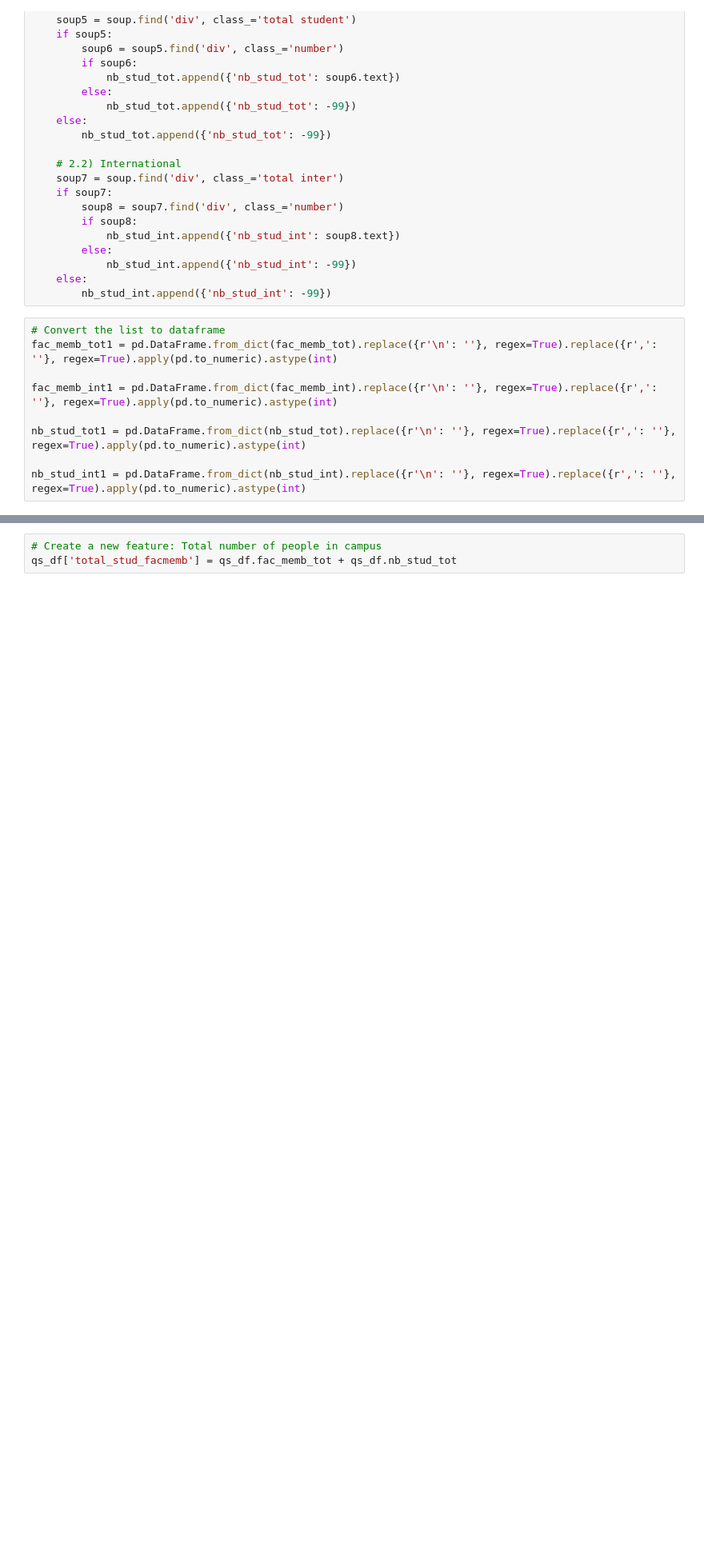
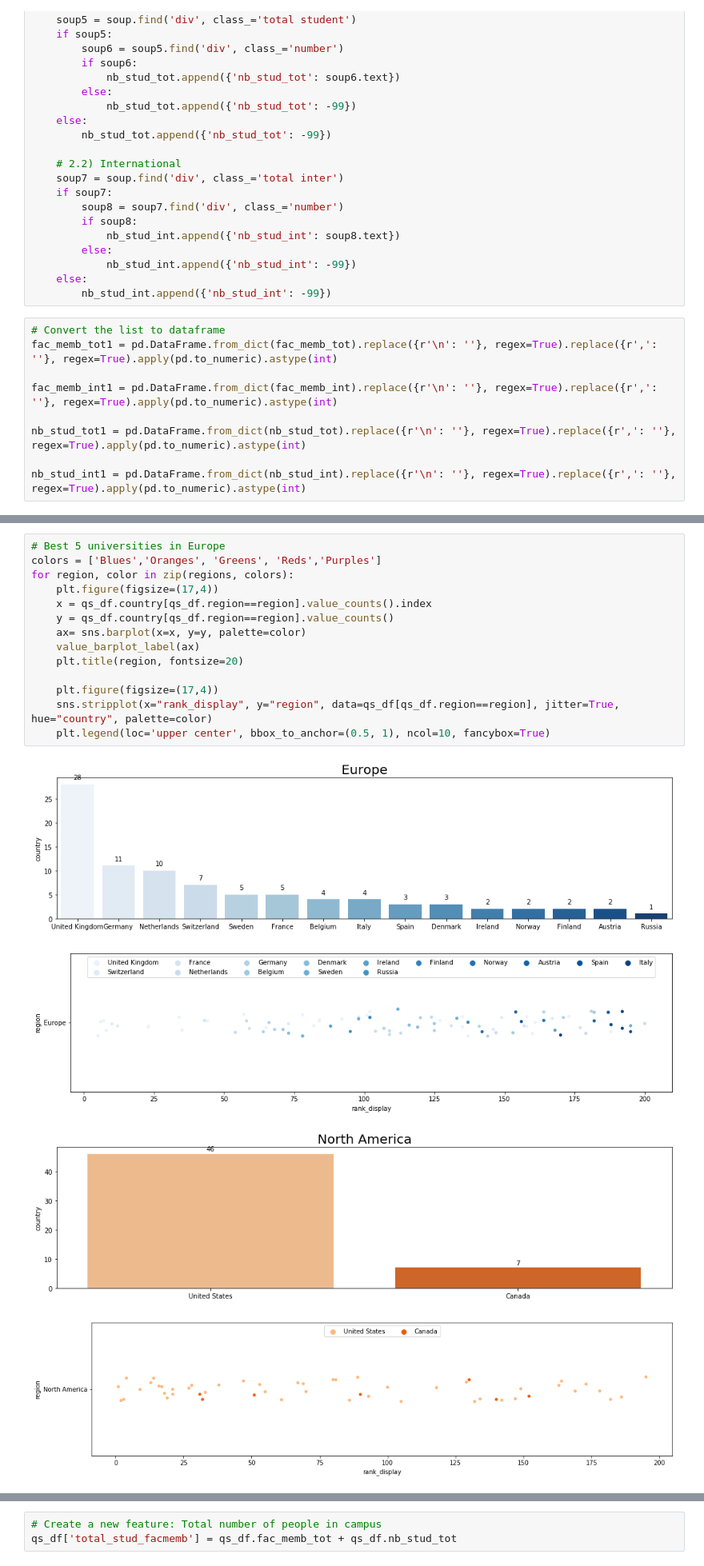
Before and after one commit to LucaZampieri/ADA_homework_LMX, a Jupyter notebook: 02 - Data from the Web/Xavi.ipynb, the cells around one changed output, grey strips where cells are left out. Shown at 80% size. Saved outputs shown, nothing was run; the diff lists cells and outputs as text; blank space fills up the shorter version.

```diff
--- a/02 - Data from the Web/Xavi.ipynb
+++ b/02 - Data from the Web/Xavi.ipynb
@@ -161,0 +224,19 @@ qs_df.head(5)
+# %%
+# Best 5 universities in Europe
+colors = ['Blues','Oranges', 'Greens', 'Reds','Purples']
+for region, color in zip(regions, colors):
+    plt.figure(figsize=(17,4))
+    x = qs_df.country[qs_df.region==region].value_counts().index
+    y = qs_df.country[qs_df.region==region].value_counts()
+    ax= sns.barplot(x=x, y=y, palette=color)
+    value_barplot_label(ax)
+    plt.title(region, fontsize=20)
+
+    plt.figure(figsize=(17,4))
+    sns.stripplot(x="rank_display", y="region", data=qs_df[qs_df.region==region], jitter=True, hue="country", palette=color)
+    plt.legend(loc='upper center', bbox_to_anchor=(0.5, 1), ncol=10, fancybox=True)
+# %% [output]
+[figure, added]
+[figure, added]
+[figure, added]
+[figure, added]
```
Also changed, not shown: parts of 29 cells of this notebook, 1 other file.
